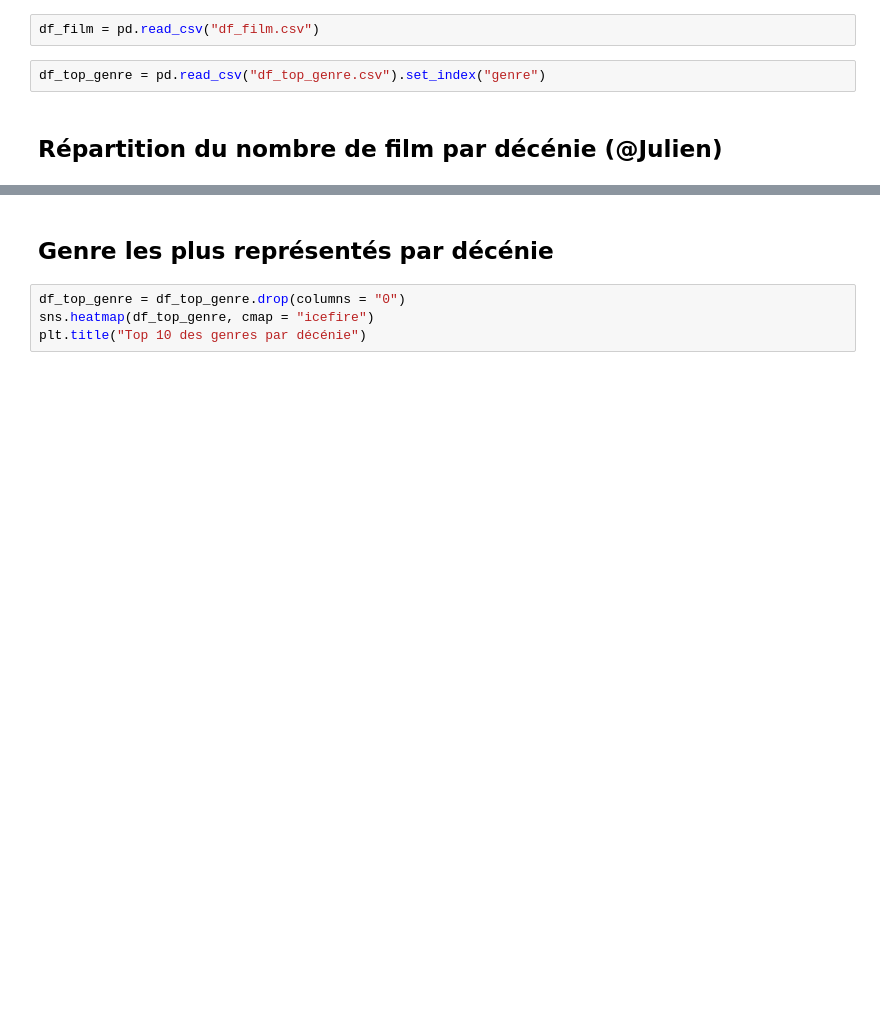
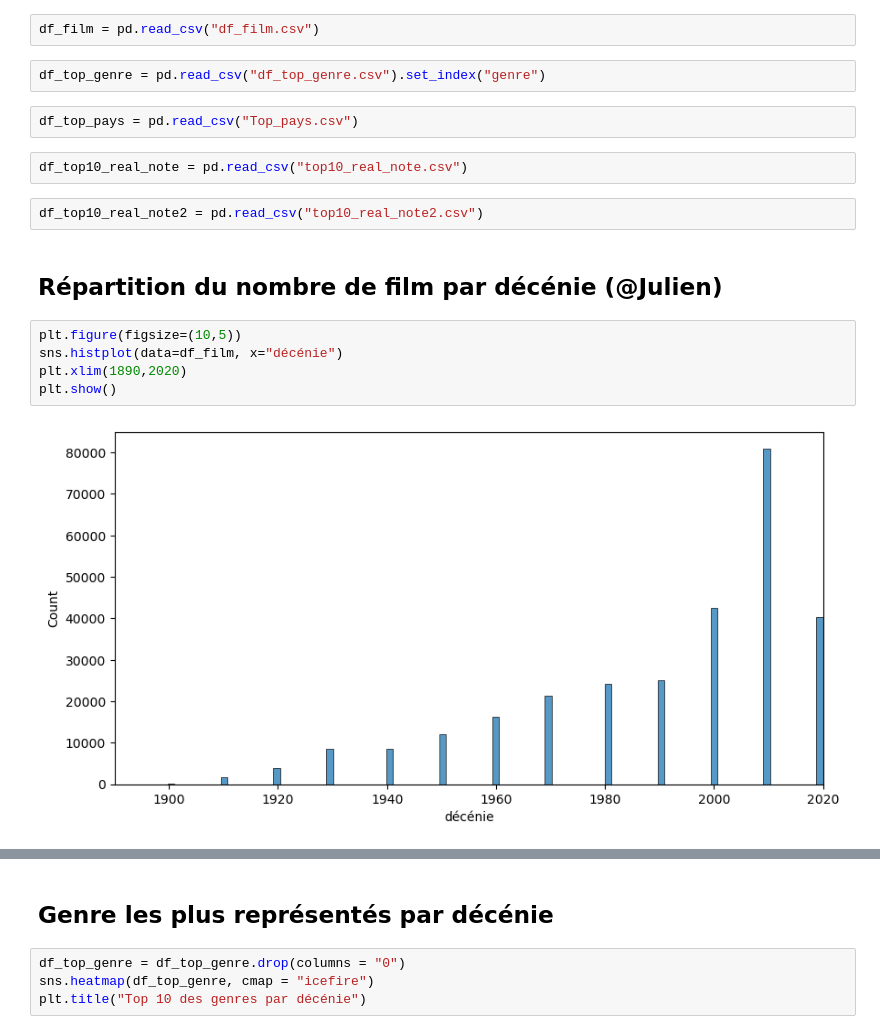
Before and after one commit to LunaGTN/film_recommendation_system, a Jupyter notebook: analyse.ipynb, the cells around one changed output, grey strips where cells are left out. Drawn from its saved outputs; the diff is of its cells as text; blank space fills up the shorter version.

Commit message:
ajout graphique Julien

```diff
--- a/analyse.ipynb
+++ b/analyse.ipynb
@@ -7,5 +7,18 @@ import numpy as np
 df_film = pd.read_csv("df_film.csv")
 # %%
 df_top_genre = pd.read_csv("df_top_genre.csv").set_index("genre")
+# %%
+df_top_pays = pd.read_csv("Top_pays.csv")
+# %%
+df_top10_real_note = pd.read_csv("top10_real_note.csv")
+# %%
+df_top10_real_note2 = pd.read_csv("top10_real_note2.csv")
 # %% [markdown]
 ## Répartition du nombre de film par décénie (@Julien)
+# %%
+plt.figure(figsize=(10,5))
+sns.histplot(data=df_film, x="décénie")
+plt.xlim(1890,2020)
+plt.show()
+# %% [output]
+[figure, added]
```
Also changed, not shown: parts of 8 cells of this notebook.
